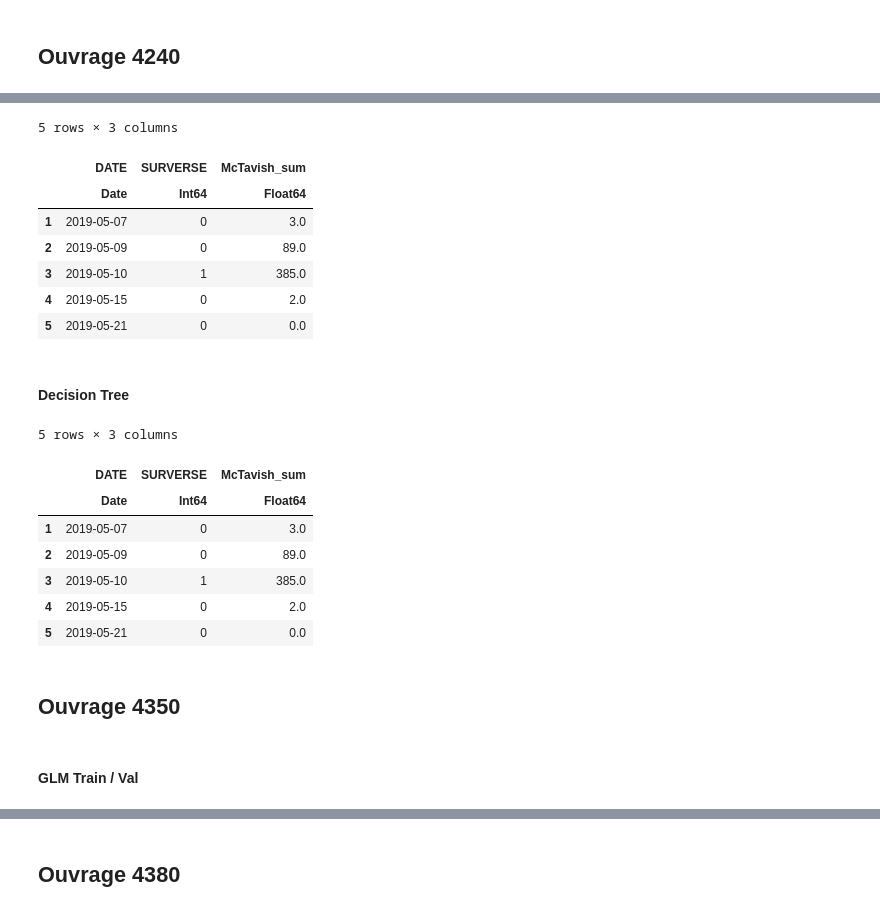
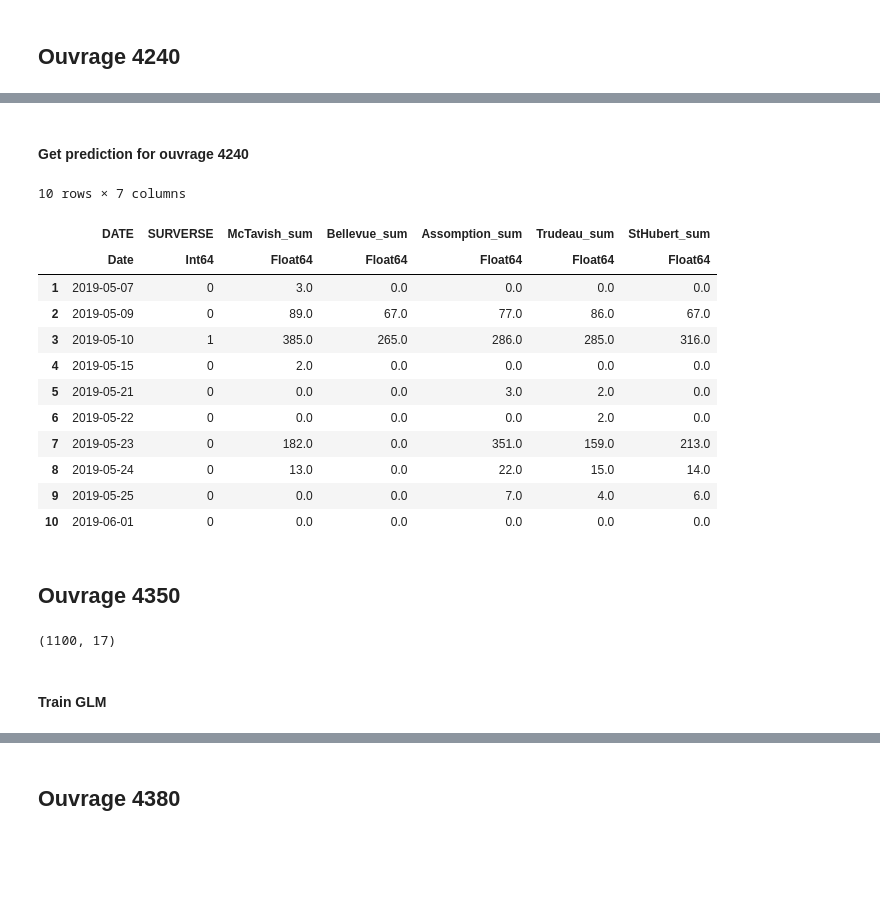
Before and after one commit to JeyzerMC/MTH3302-Project, a Jupyter notebook: Modele_Isolation.ipynb, the cells around one changed output, grey strips where cells are left out. Drawn from its saved outputs; the diff is of its cells as text; code cells hidden in the pictures; blank space fills up the shorter version.

```diff
--- a/Modele_Isolation.ipynb
+++ b/Modele_Isolation.ipynb
@@ -206,6 +263,9 @@ size(test_4240)
+# %%
+test_pred_rf = get_rf_probas(data_set, test_set, names_ft, best_params);
+test_pred_rf[:, 2];
+# %%
+test_pred = (test_pred_glm + test_pred_rf[:, 2]) ./ 2;
 # %%
-test_pred = GLM.predict(test_model, test_4240);
-threshold = 0.5;
-test_pred[test_pred .>= threshold] .= 1.0;
-test_pred[test_pred .< threshold] .= 0.0;
+test_pred[test_pred .>= best_threshold] .= 1.0;
+test_pred[test_pred .< best_threshold] .= 0.0;
 test_pred = convert(Array{Int}, trunc.(test_pred));
@@ -215,43 +272,32 @@ pred_4240[!, :SURVERSE] = test_pred;
-# %%
-first(pred_4240[!, [:DATE, :SURVERSE, :McTavish_sum]], 5)
-# %% [output]
-5 rows × 3 columns
-|  | DATE | SURVERSE | McTavish_sum |
-|  | Date | Int64 | Float64 |
-| 1 | 2019-05-07 | 0 | 3.0 |
-| 2 | 2019-05-09 | 0 | 89.0 |
-| 3 | 2019-05-10 | 1 | 385.0 |
-| 4 | 2019-05-15 | 0 | 2.0 |
-| 5 | 2019-05-21 | 0 | 0.0 |
-# %% [markdown]
-#### Decision Tree
-# %%
-dt_features = convert(Matrix{Float64}, data_4240[:, names_ft]);
-dt_labels = convert(Array{Int64}, data_4240[!,:SURVERSE]);
-dt_model = build_tree(dt_labels, dt_features);
-
-dt_model = prune_tree(dt_model, 0.9)
-
-dt_to_pred = convert(Matrix{Float64}, test_4240[:, names_ft]);
-test_pred = apply_tree(dt_model, dt_to_pred);
-
-pred_4240 = test_4240;
-pred_4240[!, :SURVERSE] = test_pred;
-# %%
-first(pred_4240[!, [:DATE, :SURVERSE, :McTavish_sum]], 5)
-# %% [output]
-5 rows × 3 columns
-|  | DATE | SURVERSE | McTavish_sum |
-|  | Date | Int64 | Float64 |
-| 1 | 2019-05-07 | 0 | 3.0 |
-| 2 | 2019-05-09 | 0 | 89.0 |
-| 3 | 2019-05-10 | 1 | 385.0 |
-| 4 | 2019-05-15 | 0 | 2.0 |
-| 5 | 2019-05-21 | 0 | 0.0 |
+# %% [markdown]
+#### Get prediction for ouvrage 4240
+# %%
+pred_4240 = test_set;
+pred_4240[!, :SURVERSE] = test_pred;
+vis_ft = [:DATE, :SURVERSE, :McTavish_sum, :Bellevue_sum, :Assomption_sum, :Trudeau_sum, :StHubert_sum];
+first(pred_4240[!, vis_ft], 10)
+# %% [output]
+10 rows × 7 columns
+|  | DATE | SURVERSE | McTavish_sum | Bellevue_sum | Assomption_sum | Trudeau_sum | StHubert_sum |
+|  | Date | Int64 | Float64 | Float64 | Float64 | Float64 | Float64 |
+| 1 | 2019-05-07 | 0 | 3.0 | 0.0 | 0.0 | 0.0 | 0.0 |
+| 2 | 2019-05-09 | 0 | 89.0 | 67.0 | 77.0 | 86.0 | 67.0 |
+| 3 | 2019-05-10 | 1 | 385.0 | 265.0 | 286.0 | 285.0 | 316.0 |
+| 4 | 2019-05-15 | 0 | 2.0 | 0.0 | 0.0 | 0.0 | 0.0 |
+| 5 | 2019-05-21 | 0 | 0.0 | 0.0 | 3.0 | 2.0 | 0.0 |
+| 6 | 2019-05-22 | 0 | 0.0 | 0.0 | 0.0 | 2.0 | 0.0 |
+| 7 | 2019-05-23 | 0 | 182.0 | 0.0 | 351.0 | 159.0 | 213.0 |
+| 8 | 2019-05-24 | 0 | 13.0 | 0.0 | 22.0 | 15.0 | 14.0 |
+| 9 | 2019-05-25 | 0 | 0.0 | 0.0 | 7.0 | 4.0 | 6.0 |
+| 10 | 2019-06-01 | 0 | 0.0 | 0.0 | 0.0 | 0.0 | 0.0 |
 # %% [markdown]
 ## Ouvrage 4350
 # %%
-data_4350 = CSV.read("data/parsed/ouvrage_4350.csv");
-train_set, val_set = partitionTrainTest(data_4350);
+data_set = CSV.read("data/parsed/ouvrage_4350.csv");
+train_set, val_set = partitionTrainTest(data_set);
+val_labels = val_set[!, :SURVERSE];
+size(data_set)
+# %% [output]
+(1100, 17)
 # %% [markdown]
-#### GLM Train / Val
+#### Train GLM
```
Also changed, not shown: parts of 109 cells of this notebook, 4 other files.
